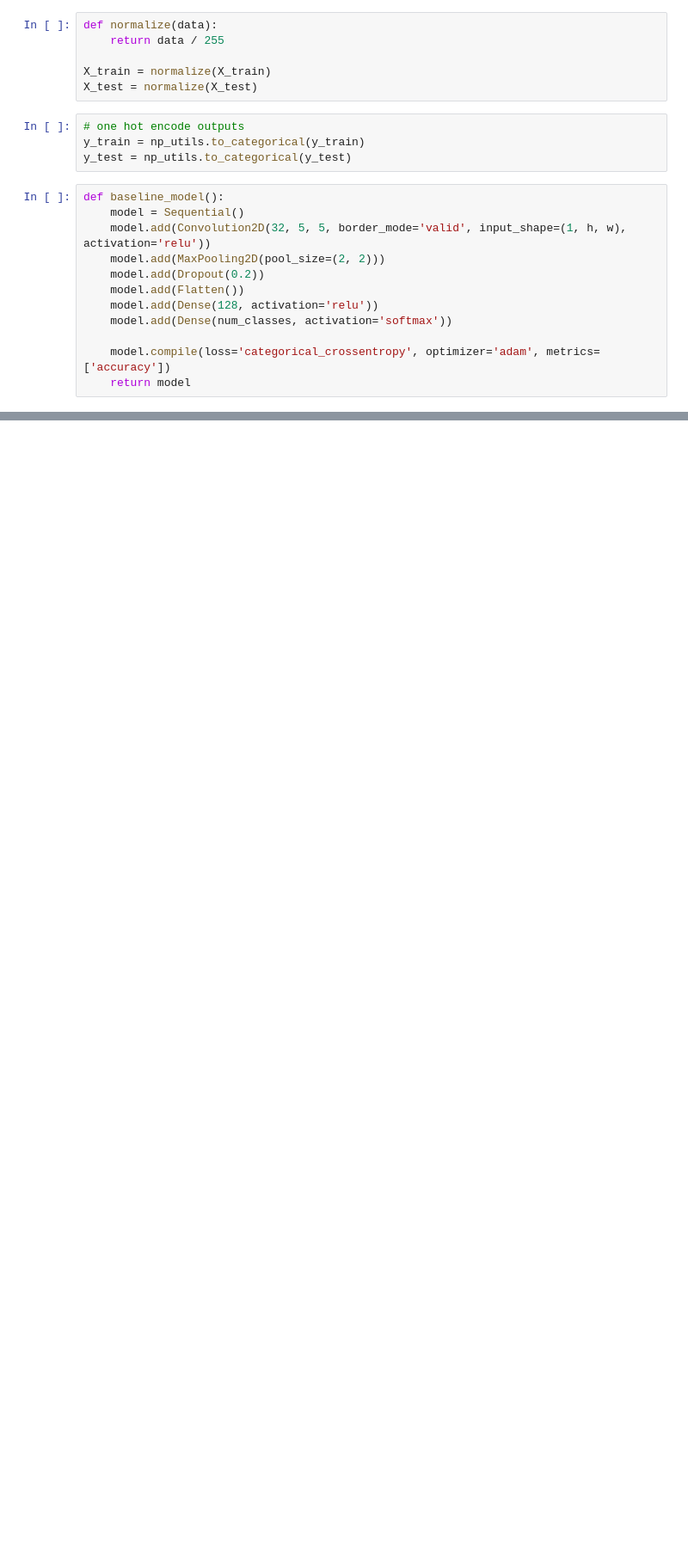
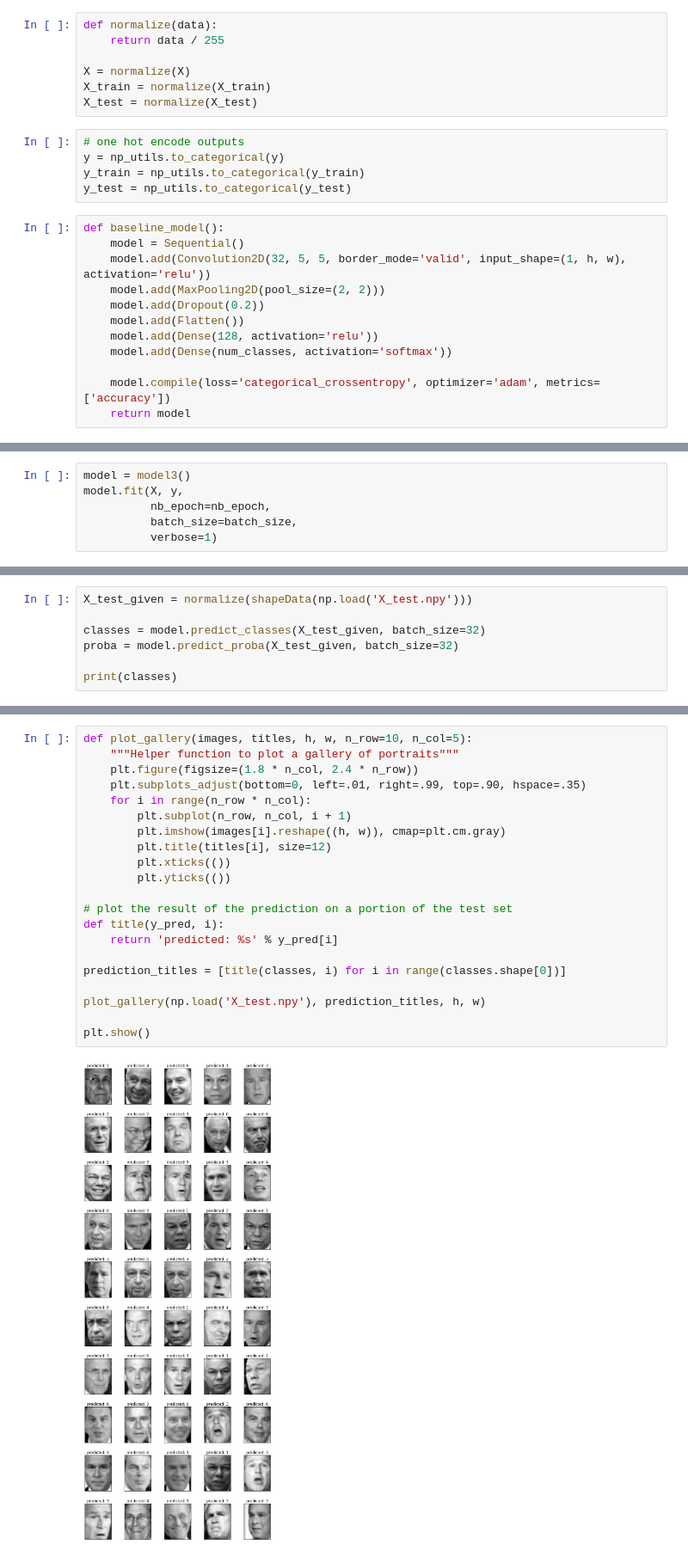
Before and after one commit to CS3244-EigenFace/EigenFace, a Jupyter notebook: Convolutional Neural Network.ipynb, the cells around one changed output, grey strips where cells are left out. Shown at 86% size. Saved outputs shown, nothing was run; the diff lists cells and outputs as text; blank space fills up the shorter version.

```diff
--- a/Convolutional Neural Network.ipynb
+++ b/Convolutional Neural Network.ipynb
@@ -36,10 +35,12 @@ X_test = shapeData(X_test)
 def normalize(data):
     return data / 255
 
+X = normalize(X)
 X_train = normalize(X_train)
 X_test = normalize(X_test)
 # %%
 # one hot encode outputs
+y = np_utils.to_categorical(y)
 y_train = np_utils.to_categorical(y_train)
 y_test = np_utils.to_categorical(y_test)
 # %%
@@ -155,0 +205,6 @@ Model accuracy: 87.63%
+# %%
+model = model3()
+model.fit(X, y,
+          nb_epoch=nb_epoch,
+          batch_size=batch_size,
+          verbose=1)
@@ -155,0 +230,7 @@ Model accuracy: 87.63%
+# %%
+X_test_given = normalize(shapeData(np.load('X_test.npy')))
+
+classes = model.predict_classes(X_test_given, batch_size=32)
+proba = model.predict_proba(X_test_given, batch_size=32)
+
+print(classes)
@@ -155,0 +249,23 @@ Model accuracy: 87.63%
+# %%
+def plot_gallery(images, titles, h, w, n_row=10, n_col=5):
+    """Helper function to plot a gallery of portraits"""
+    plt.figure(figsize=(1.8 * n_col, 2.4 * n_row))
+    plt.subplots_adjust(bottom=0, left=.01, right=.99, top=.90, hspace=.35)
+    for i in range(n_row * n_col):
+        plt.subplot(n_row, n_col, i + 1)
+        plt.imshow(images[i].reshape((h, w)), cmap=plt.cm.gray)
+        plt.title(titles[i], size=12)
+        plt.xticks(())
+        plt.yticks(())
+
+# plot the result of the prediction on a portion of the test set
+def title(y_pred, i):
+    return 'predicted: %s' % y_pred[i]
+
+prediction_titles = [title(classes, i) for i in range(classes.shape[0])]
+
+plot_gallery(np.load('X_test.npy'), prediction_titles, h, w)
+
+plt.show()
+# %% [output]
+[figure, added]
```
Also changed, not shown: parts of 7 cells of this notebook.
